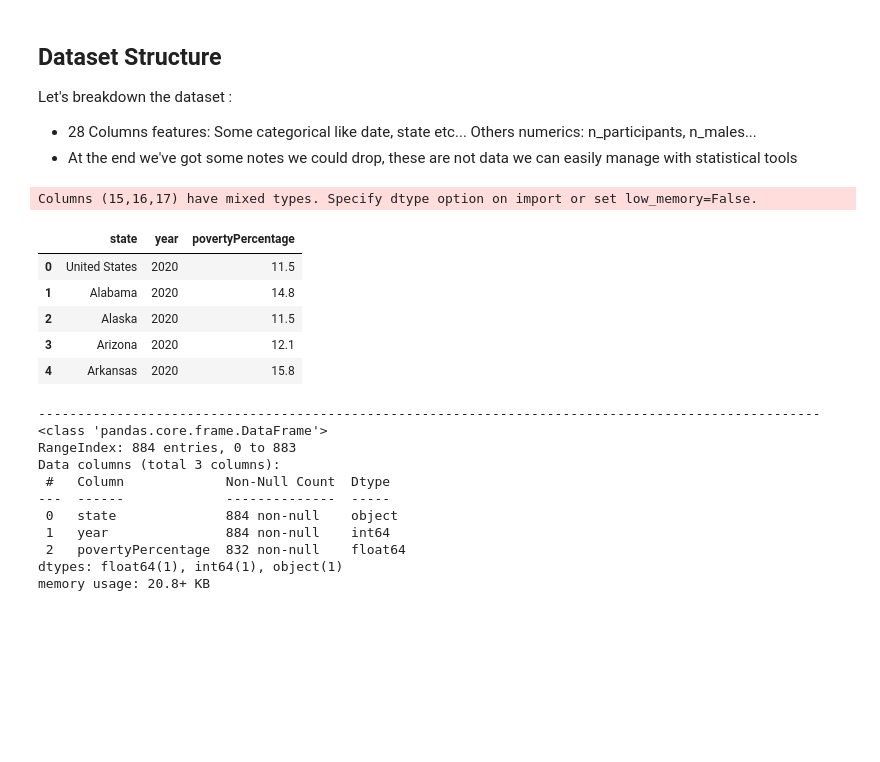
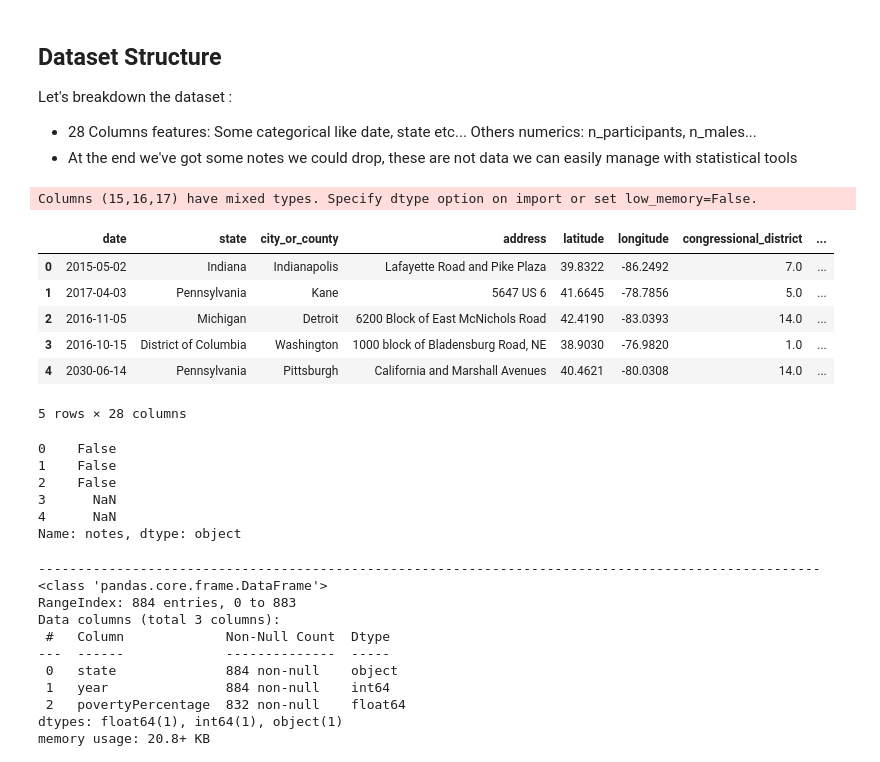
Before and after one commit to TheDarkPyotr/DataMining2023, a Jupyter notebook: source/Task1.ipynb, the cells around one changed output. Cells and saved outputs as stored; diff of their text form; code cells hidden in the pictures; blank space fills up the shorter version.

```diff
--- a/source/Task1.ipynb
+++ b/source/Task1.ipynb
@@ -63,29 +50,42 @@ Let's breakdown the dataset :
 # %%
 # Import the dataset
 
 # Gun incidents data
 df_incidents = pd.read_csv('../source/ds/incidents.csv')
 
 # Poverty by state and year
 df_poverty = pd.read_csv('../source/ds/povertyByStateYear.csv')
 
 # Year-state-district-house
 df_ysdh = pd.read_csv('../source/ds/year_state_district_house.csv')
 # Visualize data table
 
 #df_incidents.columns
 #df_incidents.dtypes
 
 df_incidents.head()
-df_poverty.head()
+#df_poverty.head()
 # %% [output]
 Columns (15,16,17) have mixed types. Specify dtype option on import or set low_memory=False.
-|  | state | year | povertyPercentage |
-| 0 | United States | 2020 | 11.5 |
-| 1 | Alabama | 2020 | 14.8 |
-| 2 | Alaska | 2020 | 11.5 |
-| 3 | Arizona | 2020 | 12.1 |
-| 4 | Arkansas | 2020 | 15.8 |
+|  | date | state | city_or_county | address | latitude | longitude | congressional_district | ... |
+| 0 | 2015-05-02 | Indiana | Indianapolis | Lafayette Road and Pike Plaza | 39.8322 | -86.2492 | 7.0 | ... |
+| 1 | 2017-04-03 | Pennsylvania | Kane | 5647 US 6 | 41.6645 | -78.7856 | 5.0 | ... |
+| 2 | 2016-11-05 | Michigan | Detroit | 6200 Block of East McNichols Road | 42.4190 | -83.0393 | 14.0 | ... |
+| 3 | 2016-10-15 | District of Columbia | Washington | 1000 block of Bladensburg Road, NE | 38.9030 | -76.9820 | 1.0 | ... |
+| 4 | 2030-06-14 | Pennsylvania | Pittsburgh | California and Marshall Avenues | 40.4621 | -80.0308 | 14.0 | ... |
+5 rows × 28 columns
+# %%
+# show notes only where is present string 'gun'
+df_incidents['notes'].str.contains('gun', case=False).head()
+
+#Show those that have true
+# %% [output]
+0    False
+1    False
+2    False
+3      NaN
+4      NaN
+Name: notes, dtype: object
 # %%
 print("--"*50)
 df_poverty.info()
```
Also changed, not shown: parts of 8 cells of this notebook, 4 other files.
